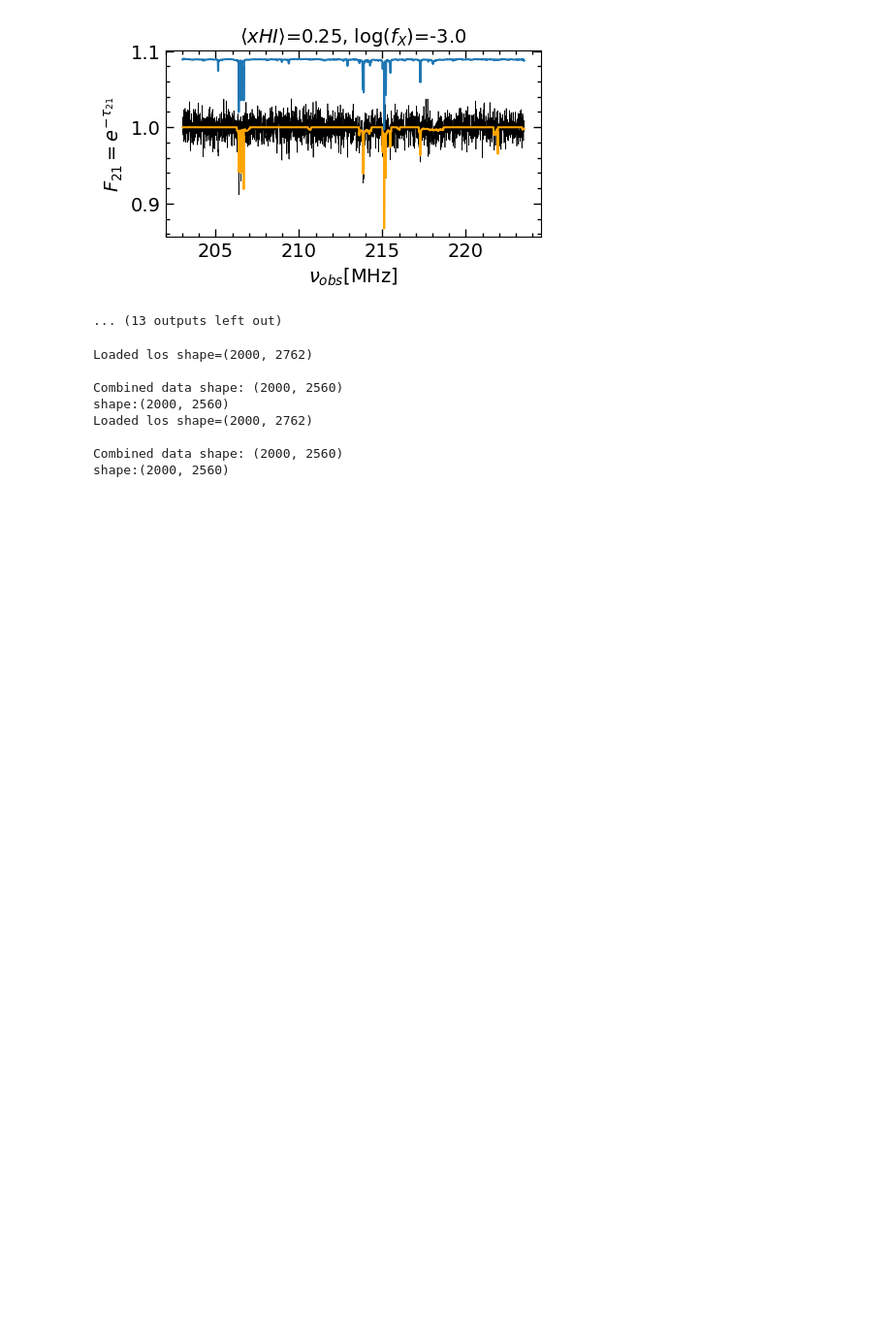
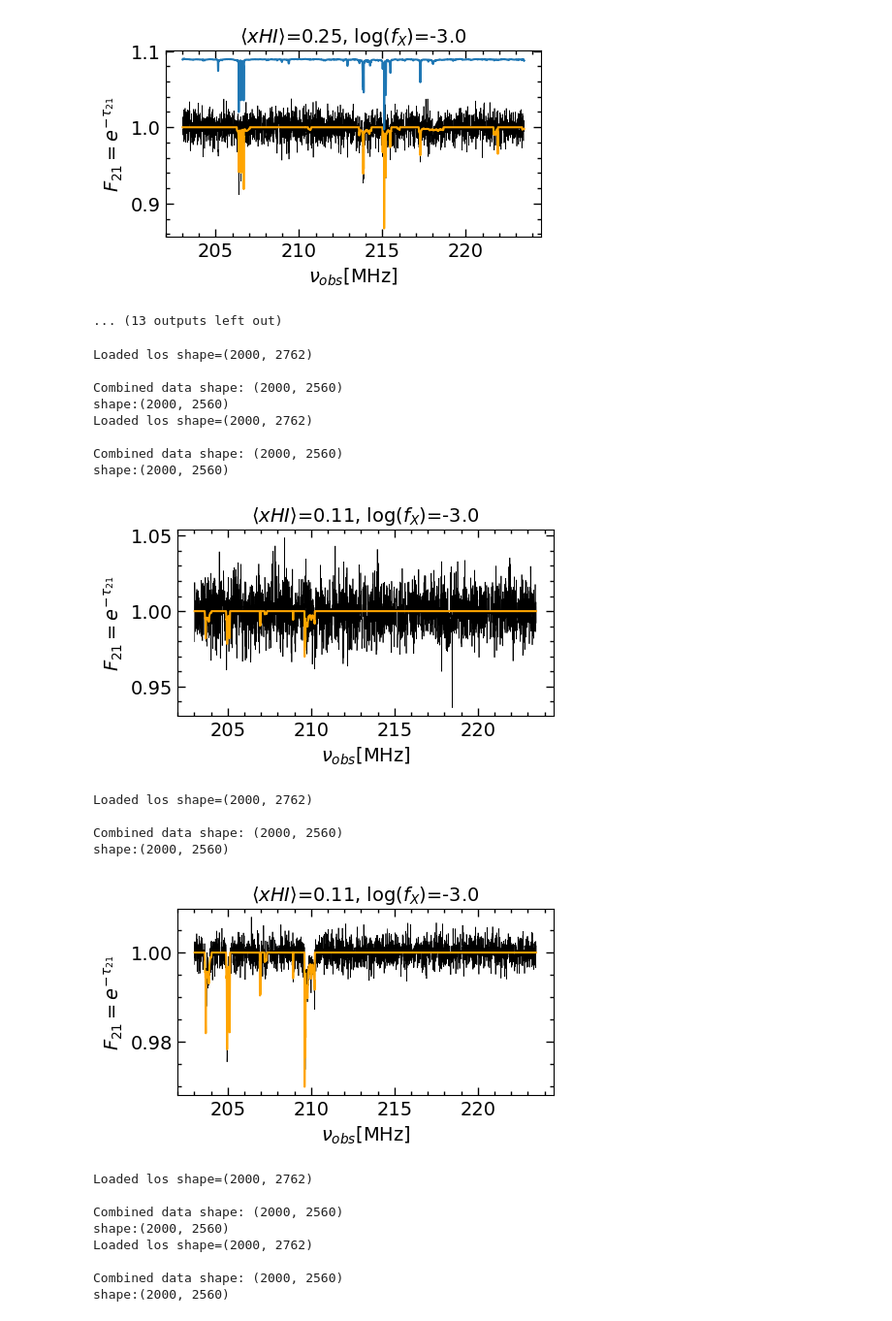
Before and after one commit to skp80286/21cm-forest_1DPS, a Jupyter notebook: ML/denoised_los_analysis.ipynb, the cells around one changed output. Shown at 97% size. Drawn from its saved outputs; the diff is of its cells as text; code cells hidden in the pictures; blank space fills up the shorter version.

```diff
--- a/ML/denoised_los_analysis.ipynb
+++ b/ML/denoised_los_analysis.ipynb
@@ -312,6 +312,39 @@ shape:(1000, 2560)
 Saved denoised los plot to tmp_out/denoised_flux_0.25_-3.0.pdf
 [figure]
 ... (13 outputs left out)
+# %%
+import plot_results as pltr
+import importlib
+
+importlib.reload(pltr)
+data="../../../21cm-forest/data"
+x=0.11
+f=-3
+
+los1052so, freq_axis = load_dataset(glob.glob(f"{data}/21cmFAST_los/F21_noisy/F21_signalonly_21cmFAST_200Mpc_z6.0_fX{f:.2f}_xHI{x:.2f}*.dat"), input_points=2560)
+print(f"shape:{los1052so.shape}")
+los1052noisy, _ = load_dataset(glob.glob(f"{data}/21cmFAST_los/F21_noisy/F21_noisy_21cmFAST_200Mpc_z6.0_fX{f:.2f}_xHI{x:.2f}_uGMRT_8kHz_t50h*.dat"), input_points=2560)
+print(f"shape:{los1052noisy.shape}")
+pltr.plot_denoised_los(los1052noisy[8:9], los1052so[8:9], None, showplots=True, saveplots=True, x=x, f=f, freq_axis=freq_axis[0]/1e6)
+
+los1052noisyska, _ = load_dataset(glob.glob(f"{data}/21cmFAST_los/F21_noisy/F21_noisy_21cmFAST_200Mpc_z6.0_fX{f:.2f}_xHI{x:.2f}_SKA1-low_8kHz_t50h*.dat"), input_points=2560)
+print(f"shape:{los1052noisyska.shape}")
+pltr.plot_denoised_los(los1052noisyska[8:9], los1052so[8:9], None, showplots=True, saveplots=True, x=x, f=f, freq_axis=freq_axis[0]/1e6)
+# %% [output]
+Loaded los shape=(2000, 2762)
+
+Combined data shape: (2000, 2560)
+shape:(2000, 2560)
+Loaded los shape=(2000, 2762)
+
+Combined data shape: (2000, 2560)
+shape:(2000, 2560)
+[figure, added]
+Loaded los shape=(2000, 2762)
+
+Combined data shape: (2000, 2560)
+shape:(2000, 2560)
+[figure, added]
 # %%
 import plot_results as pltr
 import importlib
```
Also changed, not shown: 7 other files.
